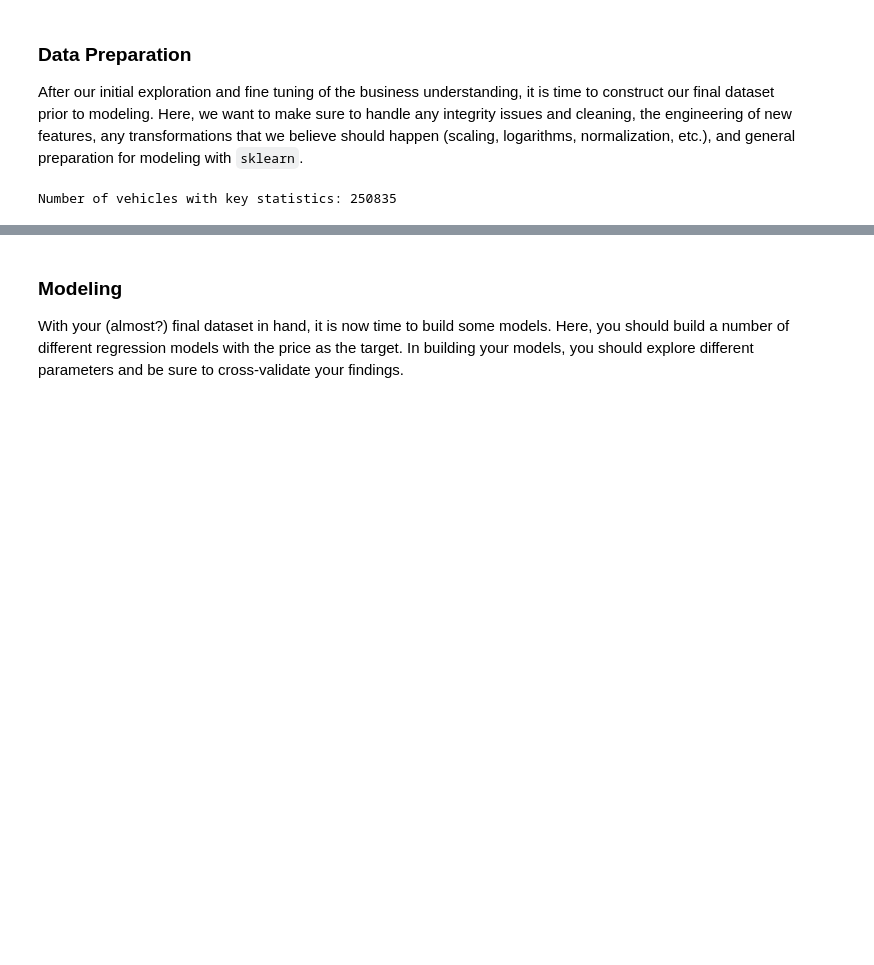
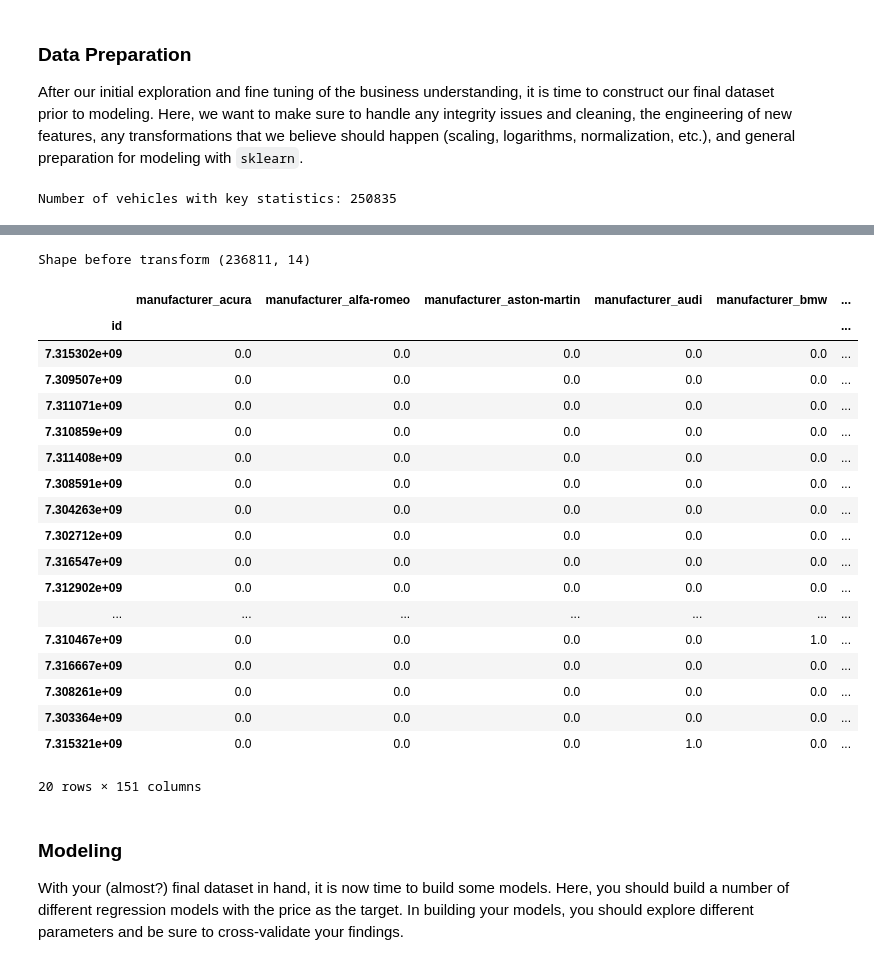
Before and after one commit to caller9/berkeley_ai_cert_module_11, a Jupyter notebook: practical_application_2.ipynb, the cells around one changed output, grey strips where cells are left out. Cells and saved outputs as stored; diff of their text form; code cells hidden in the pictures; blank space fills up the shorter version.

```diff
--- a/practical_application_2.ipynb
+++ b/practical_application_2.ipynb
@@ -170,3 +180,41 @@ memory usage: 30.6+ MB
+# %%
+# Create one-hot and ordinal encoders
+print(f"Shape before transform {vehicles_cleaned.shape}")
+ordinal_ohe_transformer = make_column_transformer((OneHotEncoder(drop = 'if_binary'), ['manufacturer', 'cylinders', 'fuel', 'title_status', 'transmission', 'drive', 'type', 'paint_color', 'state']),
+                                          (OrdinalEncoder(categories=[['salvage', 'fair', 'good', 'excellent', 'like new', 'new']]), ['condition']),
+                                          remainder='passthrough', verbose_feature_names_out=False, sparse_threshold = 0)
+#condition_encoder = OrdinalEncoder(categories=[['salvage', 'fair', 'good', 'excellent', 'like new', 'new']])
+#vehicles['condition_ordinal'] = condition_encoder.fit_transform(vehicles[['condition']])
+#vehicles_transformed = pd.DataFrame(ordinal_ohe_transformer.fit_transform(vehicles_cleaned), columns=ordinal_ohe_transformer.get_feature_names_out())
+vehicles_transformed=ordinal_ohe_transformer.fit_transform(vehicles_cleaned)
+# print(f"Shape of transformed {vehicles_transformed.shape}")
+feature_names = ordinal_ohe_transformer.get_feature_names_out()
+# print(f"Shape of feature names {feature_names.shape}")
+vehicles_df = pd.DataFrame(vehicles_transformed, columns=feature_names).set_index('id')
+# print(ordinal_ohe_transformer.get_feature_names_out())
+# print(f"Shape of df {vehicles_df.shape}")
+vehicles_df.sample(20)
+# %% [output]
+Shape before transform (236811, 14)
+|  | manufacturer_acura | manufacturer_alfa-romeo | manufacturer_aston-martin | manufacturer_audi | manufacturer_bmw | ... |
+| id |  |  |  |  |  | ... |
+| 7.315302e+09 | 0.0 | 0.0 | 0.0 | 0.0 | 0.0 | ... |
+| 7.309507e+09 | 0.0 | 0.0 | 0.0 | 0.0 | 0.0 | ... |
+| 7.311071e+09 | 0.0 | 0.0 | 0.0 | 0.0 | 0.0 | ... |
+| 7.310859e+09 | 0.0 | 0.0 | 0.0 | 0.0 | 0.0 | ... |
+| 7.311408e+09 | 0.0 | 0.0 | 0.0 | 0.0 | 0.0 | ... |
+| 7.308591e+09 | 0.0 | 0.0 | 0.0 | 0.0 | 0.0 | ... |
+| 7.304263e+09 | 0.0 | 0.0 | 0.0 | 0.0 | 0.0 | ... |
+| 7.302712e+09 | 0.0 | 0.0 | 0.0 | 0.0 | 0.0 | ... |
+| 7.316547e+09 | 0.0 | 0.0 | 0.0 | 0.0 | 0.0 | ... |
+| 7.312902e+09 | 0.0 | 0.0 | 0.0 | 0.0 | 0.0 | ... |
+| ... | ... | ... | ... | ... | ... | ... |
+| 7.310467e+09 | 0.0 | 0.0 | 0.0 | 0.0 | 1.0 | ... |
+| 7.316667e+09 | 0.0 | 0.0 | 0.0 | 0.0 | 0.0 | ... |
+| 7.308261e+09 | 0.0 | 0.0 | 0.0 | 0.0 | 0.0 | ... |
+| 7.303364e+09 | 0.0 | 0.0 | 0.0 | 0.0 | 0.0 | ... |
+| 7.315321e+09 | 0.0 | 0.0 | 0.0 | 1.0 | 0.0 | ... |
+20 rows × 151 columns
 # %% [markdown]
 ### Modeling
 
```
Also changed, not shown: parts of 7 cells of this notebook.
